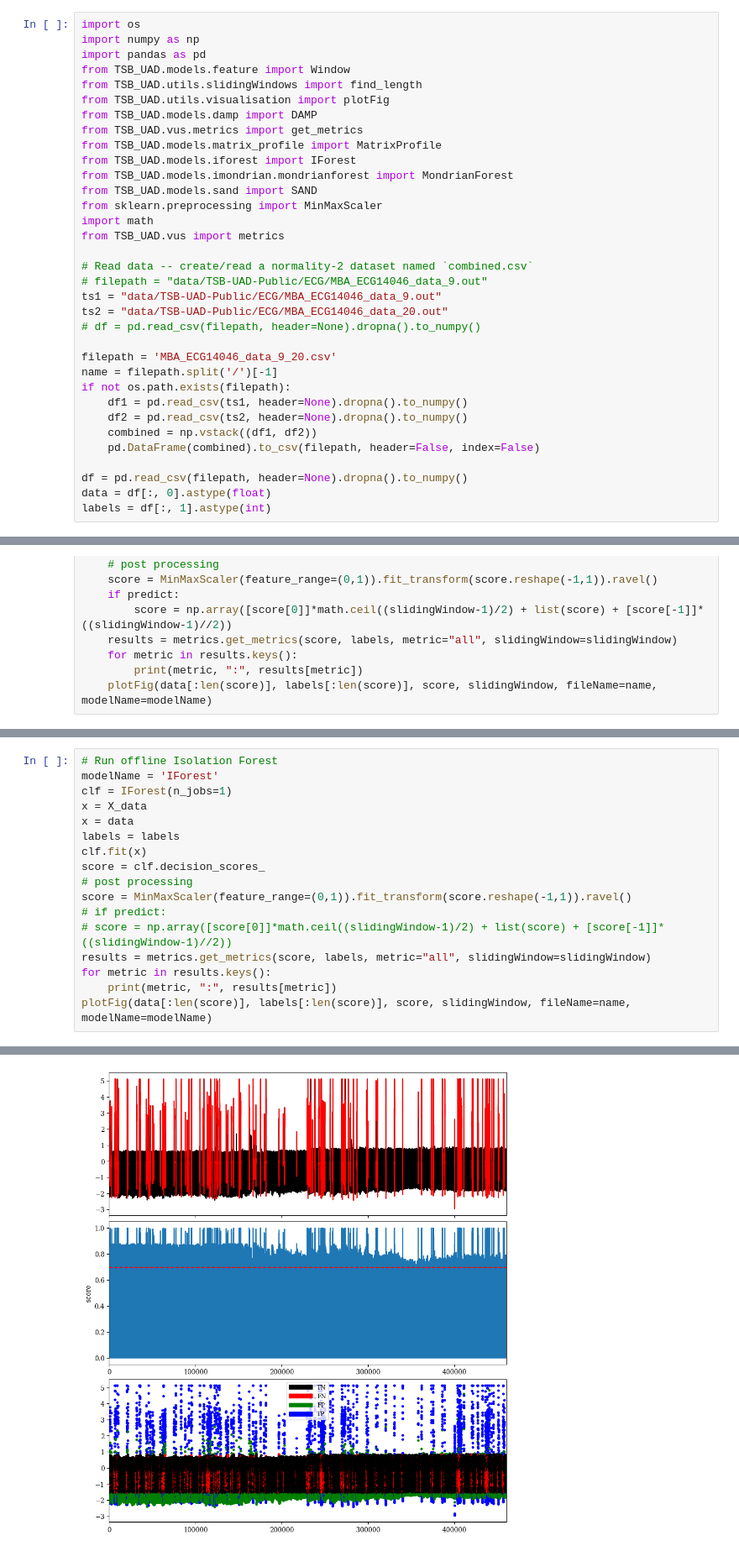
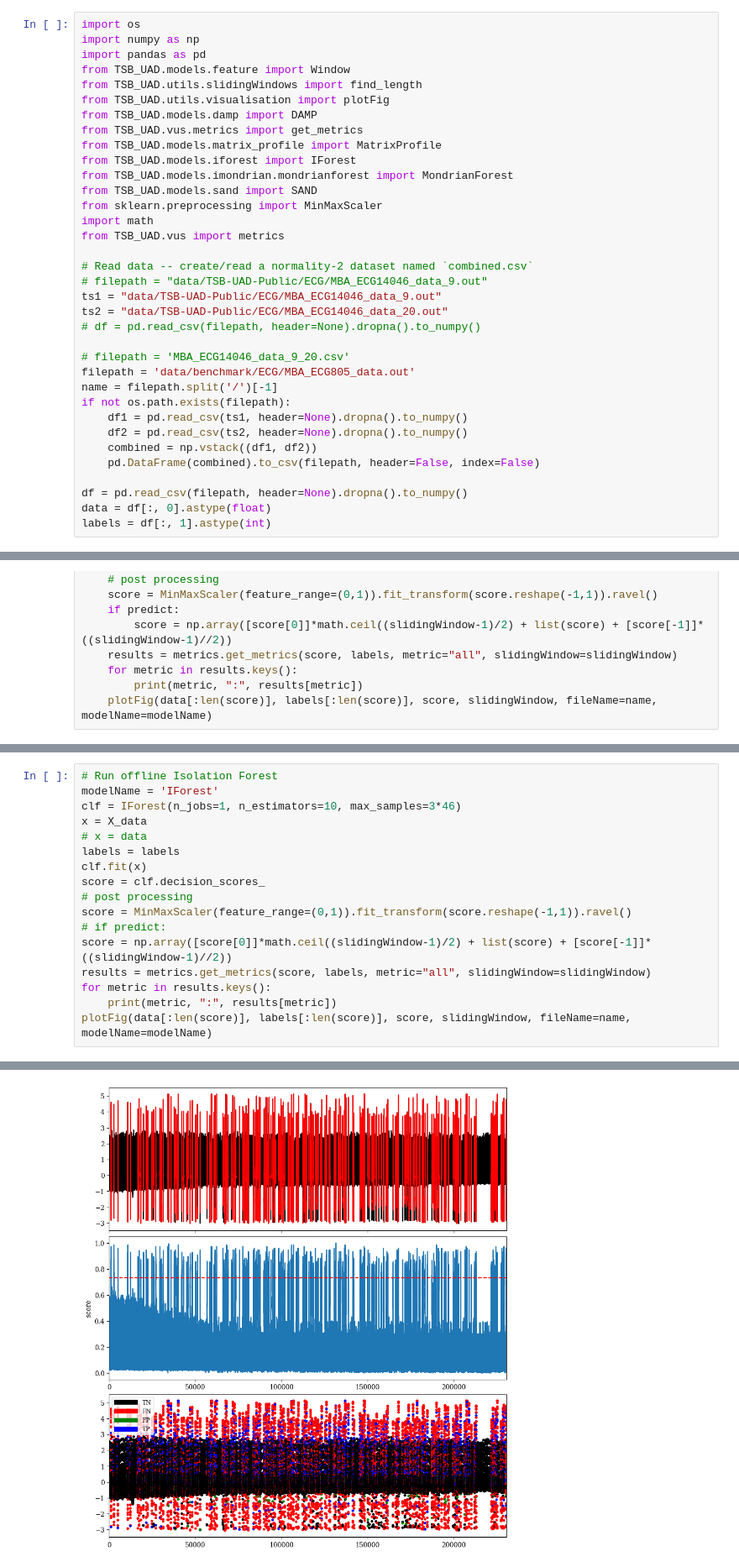
Before and after one commit to lazarosgogos/TSB-UAD, a Jupyter notebook: run copy.ipynb, the cells around one changed output, grey strips where cells are left out. Shown at 84% size. Saved outputs shown, nothing was run; the diff lists cells and outputs as text.

```diff
--- a/run copy.ipynb
+++ b/run copy.ipynb
@@ -21,7 +21,8 @@ ts1 = "data/TSB-UAD-Public/ECG/MBA_ECG14046_data_9.out"
 ts2 = "data/TSB-UAD-Public/ECG/MBA_ECG14046_data_20.out"
 # df = pd.read_csv(filepath, header=None).dropna().to_numpy()
 
-filepath = 'MBA_ECG14046_data_9_20.csv'
+# filepath = 'MBA_ECG14046_data_9_20.csv'
+filepath = 'data/benchmark/ECG/MBA_ECG805_data.out'
 name = filepath.split('/')[-1]
 if not os.path.exists(filepath):
     df1 = pd.read_csv(ts1, header=None).dropna().to_numpy()
@@ -55,16 +71,16 @@ def evaluate(score, modelName, slidingWindow, name, predict=True):
 # %%
 # Run offline Isolation Forest
 modelName = 'IForest'
-clf = IForest(n_jobs=1)
+clf = IForest(n_jobs=1, n_estimators=10, max_samples=3*46)
 x = X_data
-x = data
+# x = data
 labels = labels
 clf.fit(x)
 score = clf.decision_scores_
 # post processing
 score = MinMaxScaler(feature_range=(0,1)).fit_transform(score.reshape(-1,1)).ravel()
 # if predict:
-# score = np.array([score[0]]*math.ceil((slidingWindow-1)/2) + list(score) + [score[-1]]*((slidingWindow-1)//2))
+score = np.array([score[0]]*math.ceil((slidingWindow-1)/2) + list(score) + [score[-1]]*((slidingWindow-1)//2))
 results = metrics.get_metrics(score, labels, metric="all", slidingWindow=slidingWindow)
 for metric in results.keys():
     print(metric, ":", results[metric])
@@ -88 +104 @@ Affiliation_Recall : 0.9608436064129201
-[figure, old version]
+[figure, new version]
```
Also changed, not shown: parts of 9 cells of this notebook, 3 other files.
